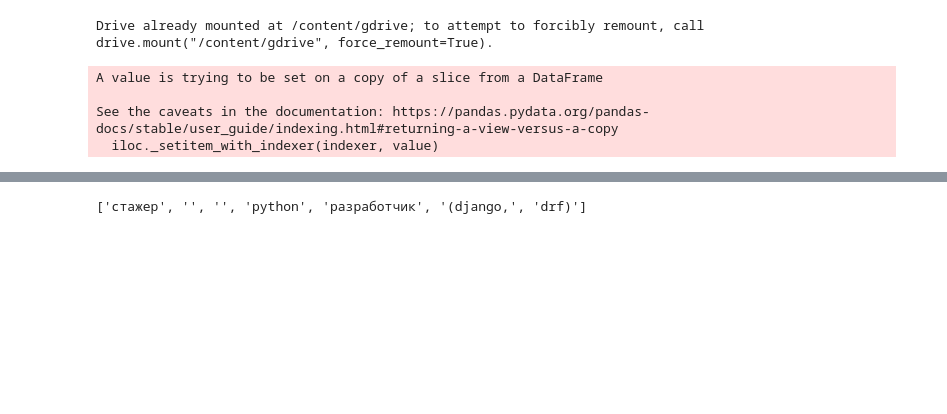
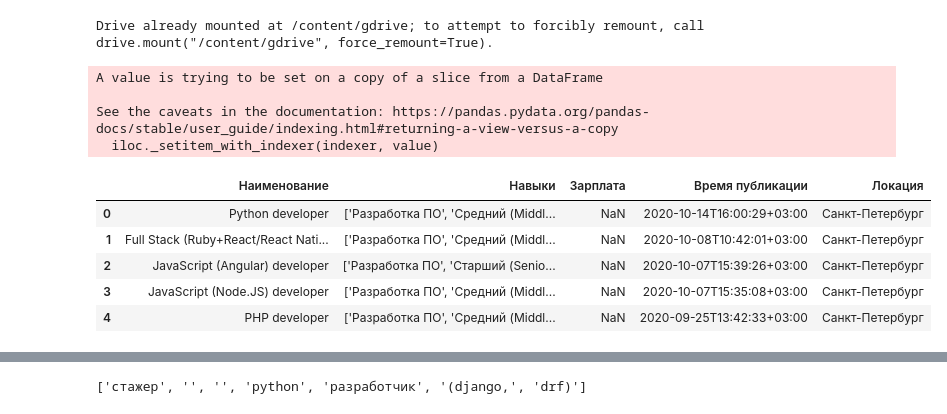
Before and after one commit to vctry/dbt_2020, a Jupyter notebook: data_preparation.ipynb, the cells around one changed output, grey strips where cells are left out. Cells and saved outputs as stored; diff of their text form; code cells hidden in the pictures; blank space fills up the shorter version.

```diff
--- a/data_preparation.ipynb
+++ b/data_preparation.ipynb
@@ -9,7 +9,7 @@ import numpy as np
 import re
 import os
 # %%
-def read_data(path='/content/gdrive/My Drive/Colab Notebooks/sber-hack/data.csv'):
+def read_data(path='/content/gdrive/My Drive/Colab Notebooks/sber-hack/data.csv', parse_dates=True, index_col='Время публикации'):
     data = pd.read_csv(path)
 
     return data
@@ -114,3 +114,14 @@ A value is trying to be set on a copy of a slice from a DataFrame
 
 See the caveats in the documentation: https://pandas.pydata.org/pandas-docs/stable/user_guide/indexing.html#returning-a-view-versus-a-copy
   iloc._setitem_with_indexer(indexer, value)
+# %%
+path = os.path.join('/content/gdrive/My Drive/Colab Notebooks/sber-hack/vacancies.csv')
+dt = read_data(path)
+dt.head()
+# %% [output]
+|  | Наименование | Навыки | Зарплата | Время публикации | Локация |
+| 0 | Python developer | ['Разработка ПО', 'Средний (Middl... | NaN | 2020-10-14T16:00:29+03:00 | Санкт-Петербург |
+| 1 | Full Stack (Ruby+React/React Nati... | ['Разработка ПО', 'Средний (Middl... | NaN | 2020-10-08T10:42:01+03:00 | Санкт-Петербург |
+| 2 | JavaScript (Angular) developer | ['Разработка ПО', 'Старший (Senio... | NaN | 2020-10-07T15:39:26+03:00 | Санкт-Петербург |
+| 3 | JavaScript (Node.JS) developer | ['Разработка ПО', 'Средний (Middl... | NaN | 2020-10-07T15:35:08+03:00 | Санкт-Петербург |
+| 4 | PHP developer | ['Разработка ПО', 'Средний (Middl... | NaN | 2020-09-25T13:42:33+03:00 | Санкт-Петербург |
```
Also changed, not shown: parts of 26 cells of this notebook, 1 other file.
